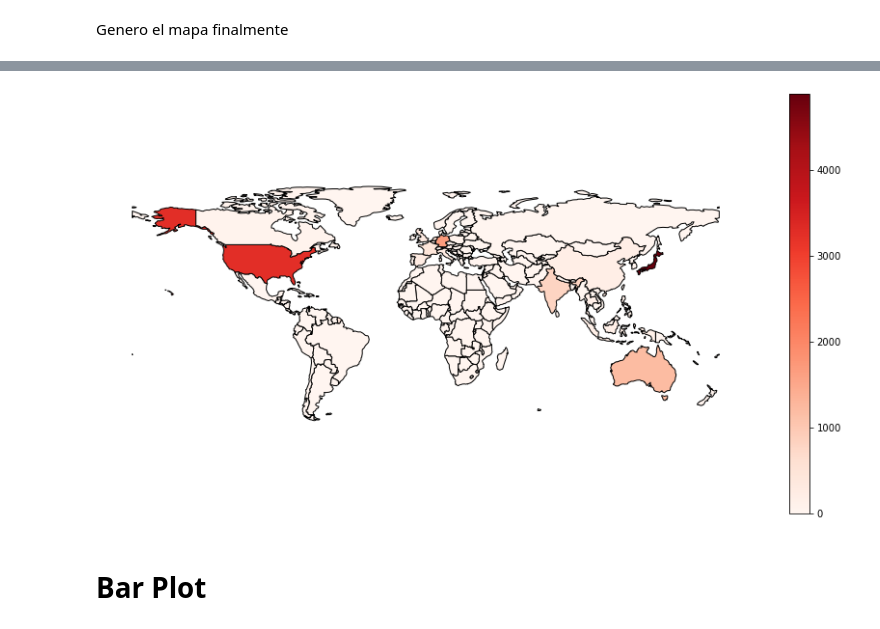
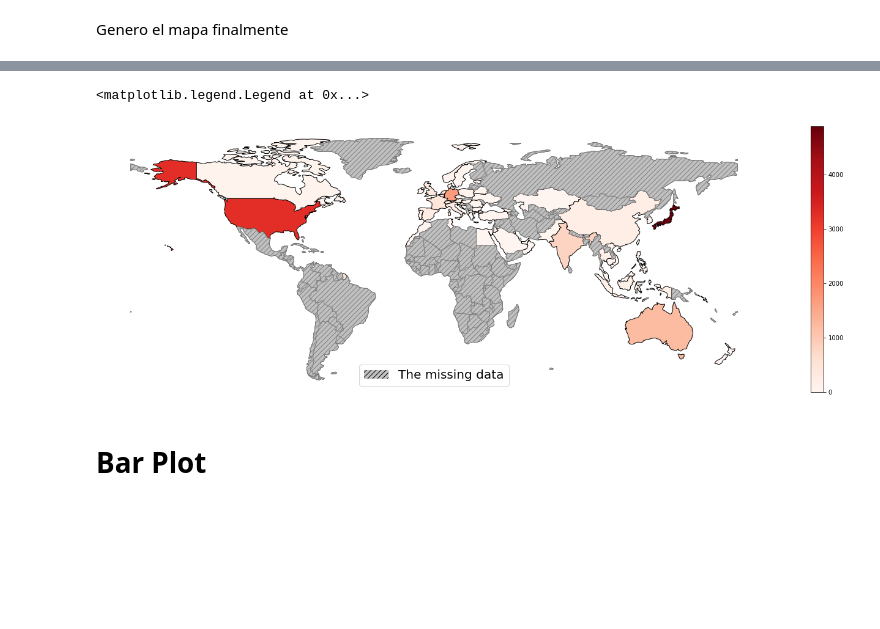
Before and after one commit to Fiuba-Big-Data-Analytics/Fiuba-Big-Data-Analytics-TPs, a Jupyter notebook: Tp1/ByLean/Algunos graficos.ipynb, the cells around one changed output, grey strips where cells are left out. Saved outputs shown, nothing was run; the diff lists cells and outputs as text; code cells hidden in the pictures; blank space fills up the shorter version.

Commit message:
modifico el grafico del mundo con los datos faltantes

```diff
--- a/Tp1/ByLean/Algunos graficos.ipynb
+++ b/Tp1/ByLean/Algunos graficos.ipynb
@@ -150,6 +150,7 @@ topPaisesMAP=geopandas.GeoDataFrame(topPaisesMAP)
 
 topPaisesMAP['Total_Oportudidades'].fillna(0, inplace=True)
 
-topPaisesMAP[topPaisesMAP.Territory == 'United States of America']
+paisesSinDatos = topPaisesMAP[topPaisesMAP.Territory.isnull()]
+paisesSinDatos
 # %% [output]
 |  | Territory | Total_Oportudidades | pop_est | continent | name | iso_a3 | gdp_md_est | geometry |
@@ -157,14 +169,21 @@ topPaisesMAP[topPaisesMAP.Territory == 'United States of America']
 # %%
-fig, ax = plt.subplots(1,figsize=(15, 8))
+import matplotlib.patches as mpatches
+
+
+fig, ax = plt.subplots(1,figsize=(25, 8))
 topPaisesMAP.plot(column="Total_Oportudidades",cmap="Reds",ax=ax,edgecolor='black', linewidth=1)
 ax.axis('off')
+paisesSinDatos.plot(ax=ax, color='silver', hatch= "///", edgecolor = "grey")
 vmin = topPaisesMAP['Total_Oportudidades'].min()
 vmax = topPaisesMAP['Total_Oportudidades'].max()
 sm = plt.cm.ScalarMappable(cmap='Reds', norm=plt.Normalize(vmin=vmin, vmax=vmax))
-sm._A = []
 cbar = fig.colorbar(sm)
+
+missing = mpatches.Patch(facecolor = 'silver', hatch='///',label='The missing data')
+plt.legend(handles=[missing], fontsize = 20, loc = 8)
 # %% [output]
+<matplotlib.legend.Legend at 0x...>
-[figure, old version]
+[figure, new version]
 # %% [markdown]
 # Bar Plot
 # %%
```
Also changed, not shown: parts of 4 cells of this notebook.
